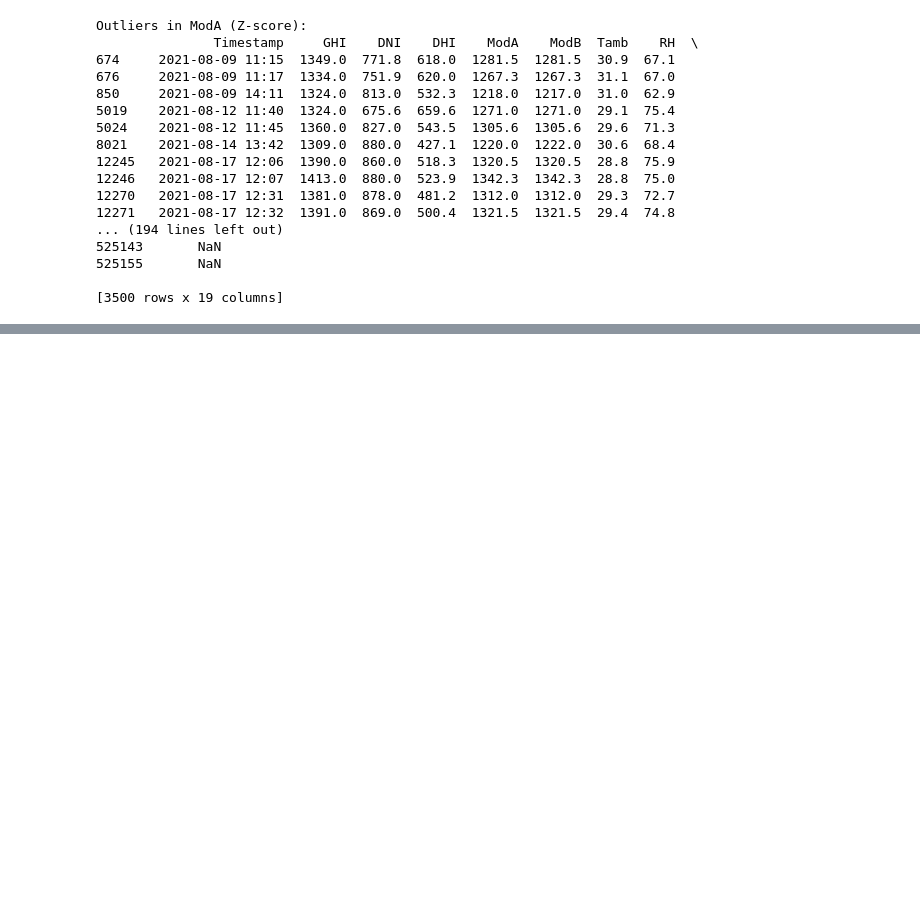
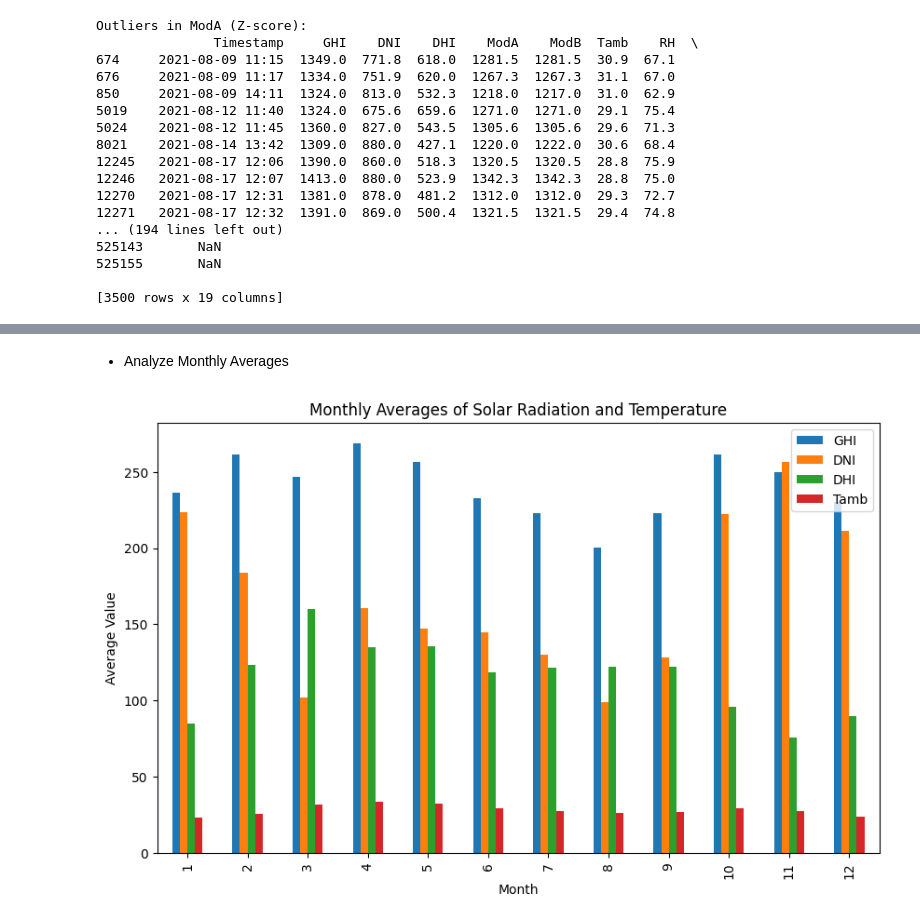
Before and after one commit to Tsegaye16/10-Accademy-week-0, a Jupyter notebook: notebooks/eda_for_benin.ipynb, the cells around one changed output, grey strips where cells are left out. Cells and saved outputs as stored; diff of their text form; code cells hidden in the pictures; blank space fills up the shorter version.

```diff
--- a/notebooks/eda_for_benin.ipynb
+++ b/notebooks/eda_for_benin.ipynb
@@ -172,0 +194,15 @@ Outliers in ModA (Z-score):
+# %% [markdown]
+* Analyze Monthly Averages
+# %%
+# Extract month for grouping
+df['Month'] = df.index.month
+
+# Group by month and calculate averages
+monthly_avg = df.groupby('Month')[['GHI', 'DNI', 'DHI', 'Tamb']].mean()
+
+# Plot monthly averages
+monthly_avg.plot(kind='bar', figsize=(10, 6), title='Monthly Averages of Solar Radiation and Temperature')
+plt.ylabel('Average Value')
+plt.show()
+# %% [output]
+[figure, added]
```
Also changed, not shown: parts of 28 cells of this notebook.
